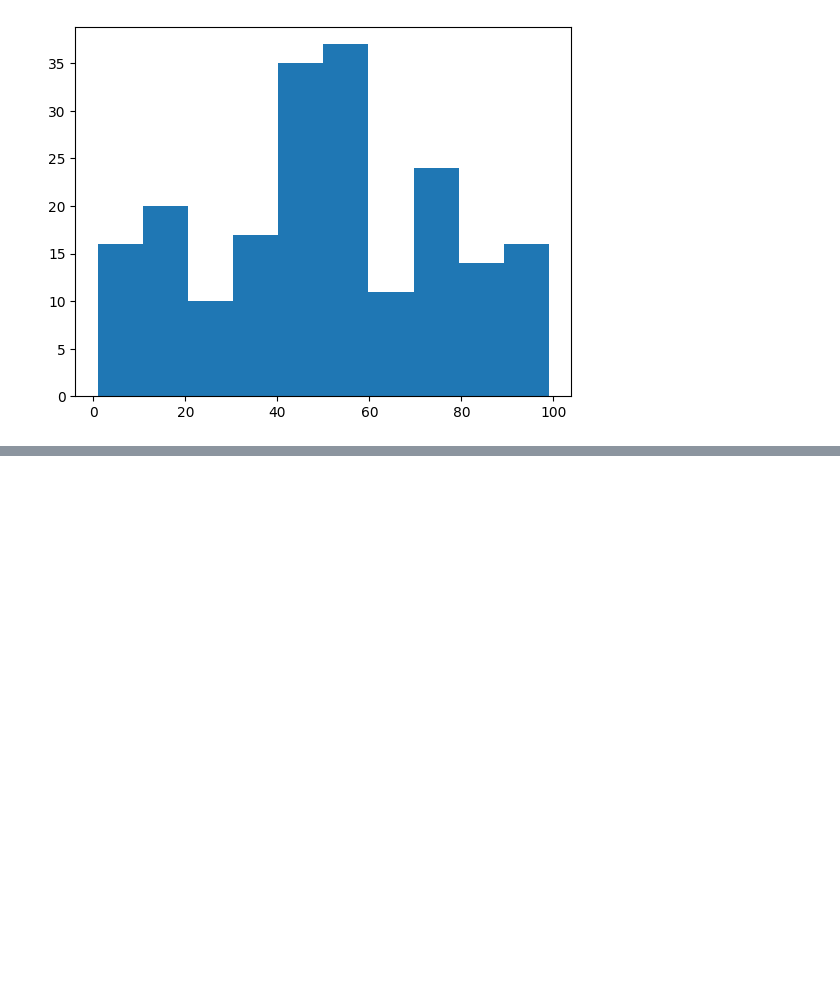
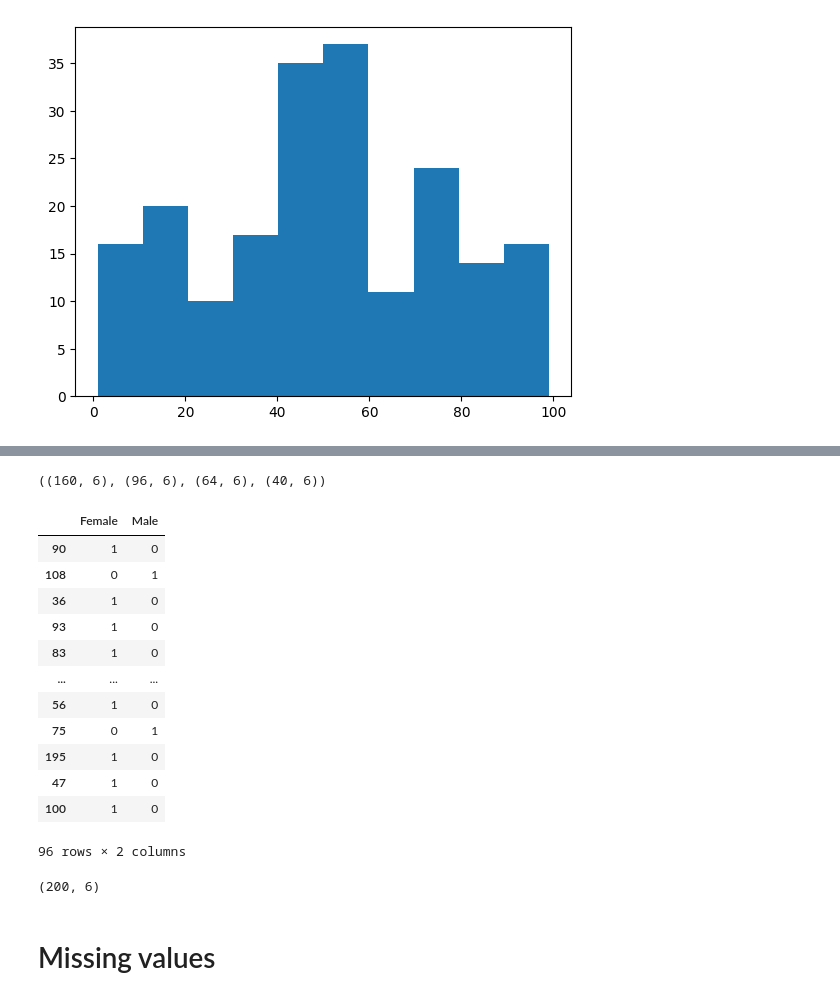
Before and after one commit to jacobpanyathong1/clustering-exercises, a Jupyter notebook: clustering-exercises.ipynb, the cells around one changed output, grey strips where cells are left out. Cells and saved outputs as stored; diff of their text form; code cells hidden in the pictures; blank space fills up the shorter version.

```diff
--- a/clustering-exercises.ipynb
+++ b/clustering-exercises.ipynb
@@ -290,0 +296,8 @@ lower: -1.625, upper: 59.125
+# %%
+test, train_validate= train_test_split(mall_df, train_size = .2, random_state = 50)
+# %%
+validate, train = train_test_split(train_validate, train_size = .4, random_state = 50)
+# %%
+train_validate.shape, train.shape, validate.shape, test.shape
+# %% [output]
+((160, 6), (96, 6), (64, 6), (40, 6))
@@ -290,0 +313,20 @@ lower: -1.625, upper: 59.125
+# %%
+dummies= pd.get_dummies(train['gender'])
+# %% [output]
+|  | Female | Male |
+| 90 | 1 | 0 |
+| 108 | 0 | 1 |
+| 36 | 1 | 0 |
+| 93 | 1 | 0 |
+| 83 | 1 | 0 |
+| ... | ... | ... |
+| 56 | 1 | 0 |
+| 75 | 0 | 1 |
+| 195 | 1 | 0 |
+| 47 | 1 | 0 |
+| 100 | 1 | 0 |
+96 rows × 2 columns
+# %%
+mall_df.shape
+# %% [output]
+(200, 6)
@@ -290,0 +338,2 @@ lower: -1.625, upper: 59.125
+# %% [markdown]
+# Missing values
```
Also changed, not shown: parts of 14 cells of this notebook.
